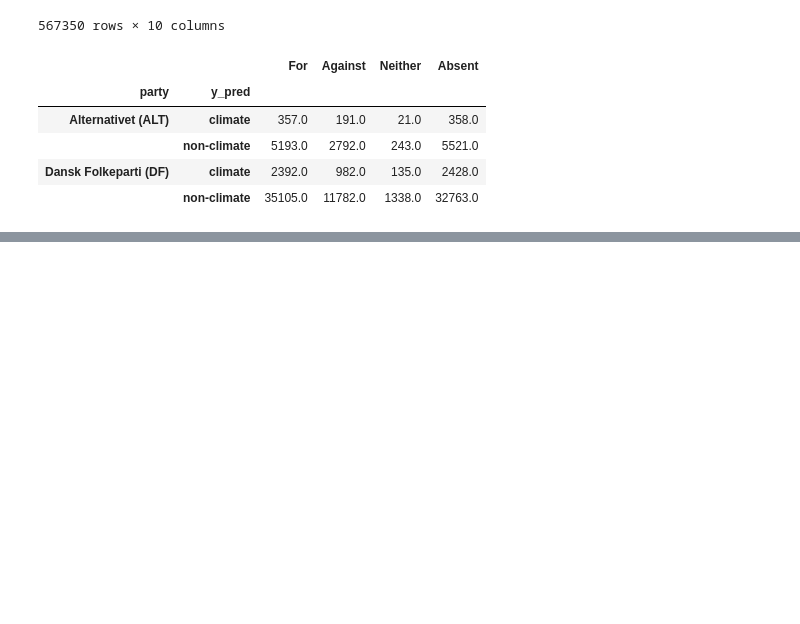
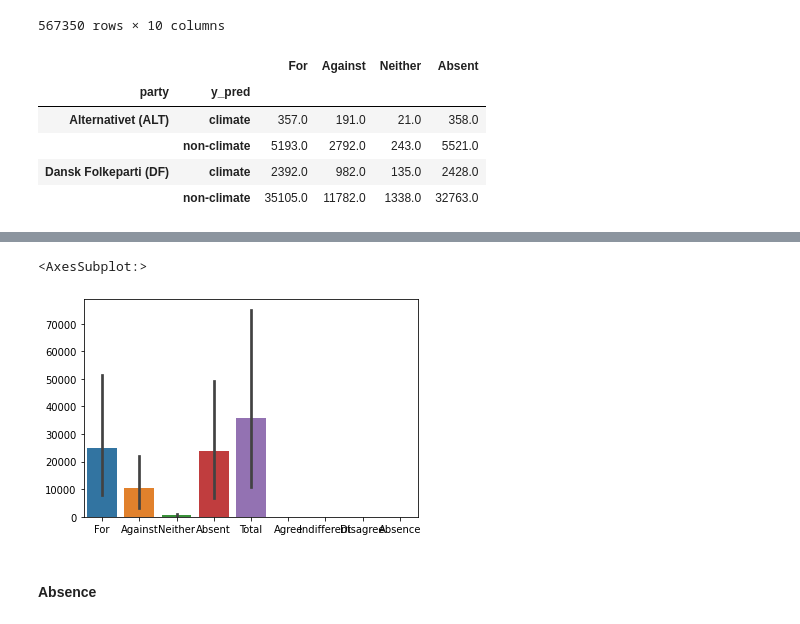
Before and after one commit to jonahank/Vote-Prediction-Model, a Jupyter notebook: data_analysis/ft_vote.ipynb, the cells around one changed output, grey strips where cells are left out. Drawn from its saved outputs; the diff is of its cells as text; code cells hidden in the pictures; blank space fills up the shorter version.

```diff
--- a/data_analysis/ft_vote.ipynb
+++ b/data_analysis/ft_vote.ipynb
@@ -170,0 +190,7 @@ df_agree_all.head(4)
+# %%
+sns.barplot(data=df_agree)
+# %% [output]
+<AxesSubplot:>
+[figure, added]
+# %% [markdown]
+#### Absence
```
Also changed, not shown: parts of 24 cells of this notebook.
